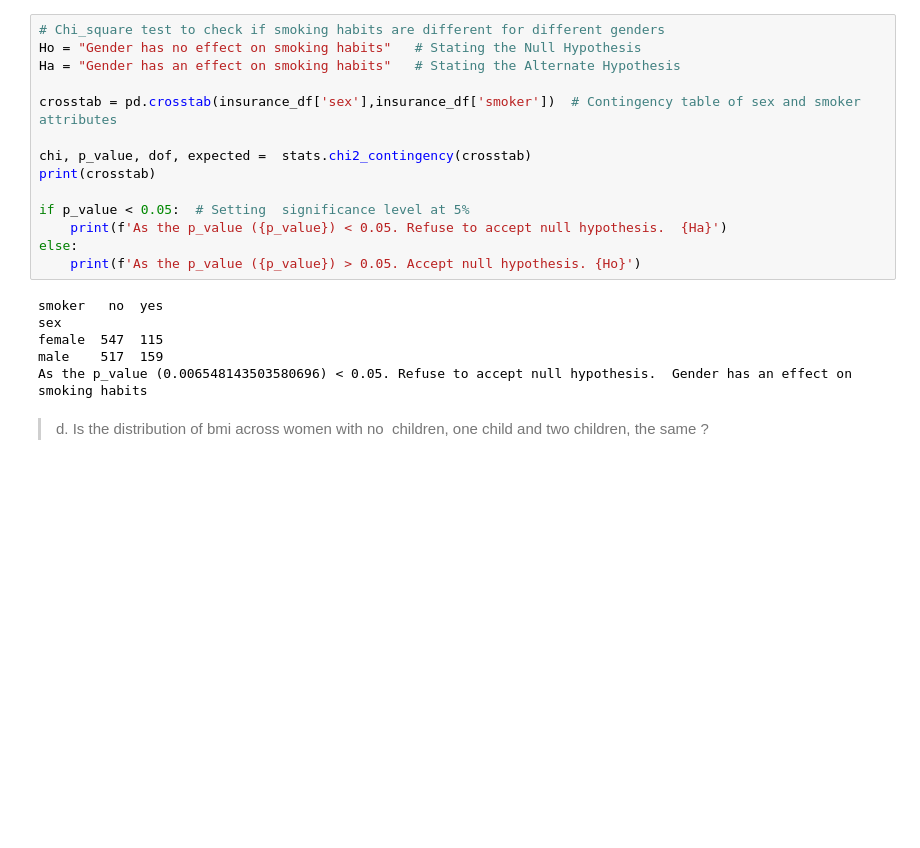
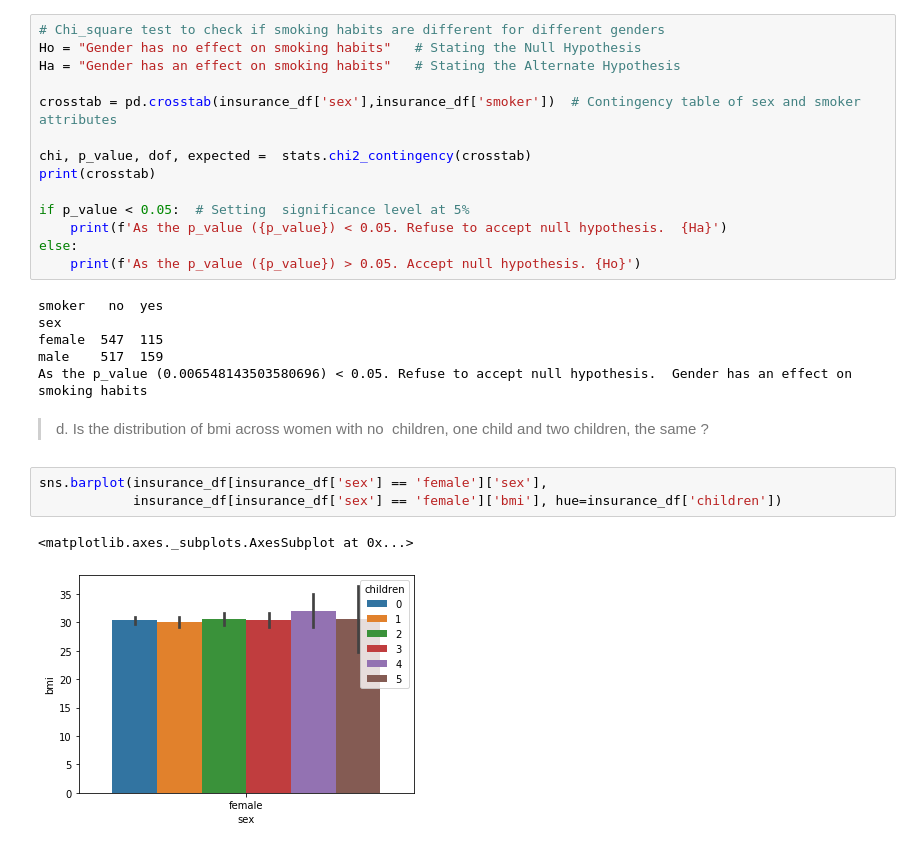
Before and after one commit to subodhpushpak/quickreference, a Jupyter notebook: mlai/assign1.ipynb, the cells around one changed output. Drawn from its saved outputs; the diff is of its cells as text; blank space fills up the shorter version.

```diff
--- a/mlai/assign1.ipynb
+++ b/mlai/assign1.ipynb
@@ -365,4 +370,10 @@ male    517  159
 As the p_value (0.006548143503580696) < 0.05. Refuse to accept null hypothesis.  Gender has an effect on smoking habits
 # %% [markdown]
 > d. Is the distribution of bmi across women with no  children, one child and two children, the same ?
+# %%
+sns.barplot(insurance_df[insurance_df['sex'] == 'female']['sex'],
+            insurance_df[insurance_df['sex'] == 'female']['bmi'], hue=insurance_df['children'])
+# %% [output]
+<matplotlib.axes._subplots.AxesSubplot at 0x...>
+[figure, added]
 # %%
```
Also changed, not shown: parts of 2 cells of this notebook.
